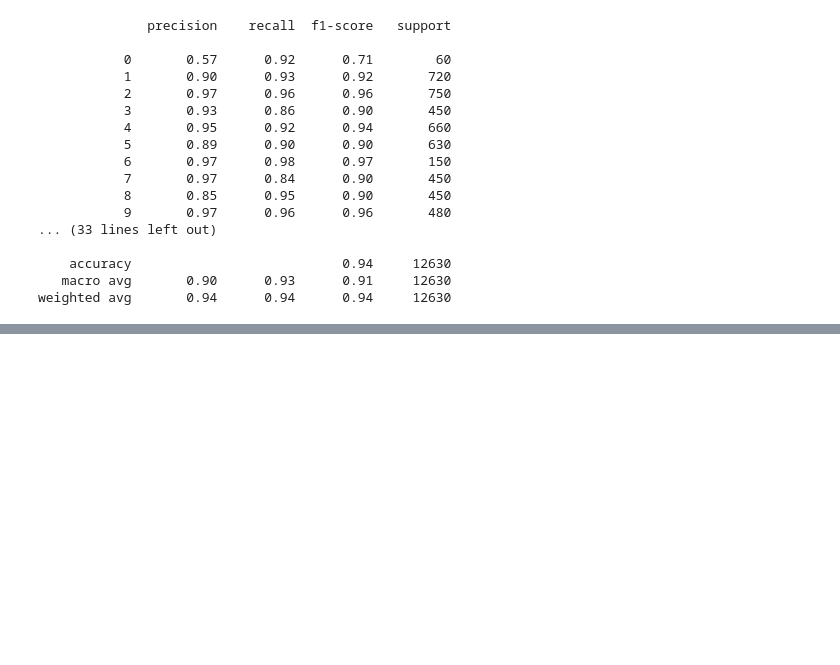
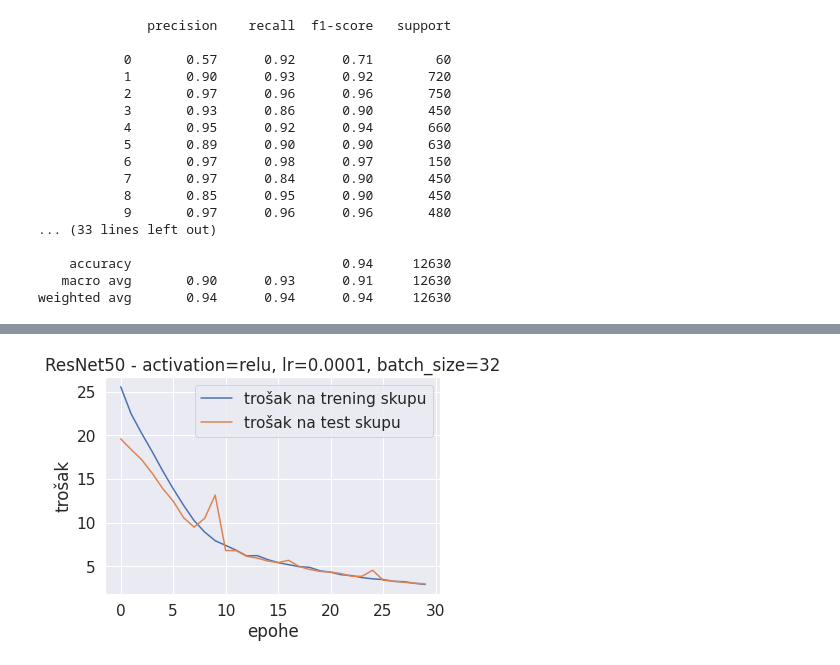
Before and after one commit to DaniloJ97/diplomski, a Jupyter notebook: Rezidualne.ipynb, the cells around one changed output, grey strips where cells are left out. Cells and saved outputs as stored; diff of their text form; code cells hidden in the pictures; blank space fills up the shorter version.

```diff
--- a/Rezidualne.ipynb
+++ b/Rezidualne.ipynb
@@ -1313,5 +1430,5 @@ def ResNet50v3(input_shape = (64, 64, 3), classes = 6):
 # %%
-aug=ImageDataGenerator(rotation_range=10,shear_range=0.2,zoom_range=0.2,width_shift_range=0.01,height_shift_range=0.01)
+aug=ImageDataGenerator(rotation_range=15,shear_range=0.2,zoom_range=0.3,width_shift_range=0.1,height_shift_range=0.1)
 # %%
 np.random.seed(1)
 rn.seed(2)
@@ -1405,21 +1507,12 @@ print(izvestaj11)
     accuracy                           0.94     12630
    macro avg       0.90      0.93      0.91     12630
 weighted avg       0.94      0.94      0.94     12630
-# %%
-tezine[3]=2*tezine[3]
-tezine[7]=2*tezine[7]
-tezine[18]=2*tezine[18]
-tezine[21]=2*tezine[21]
-tezine[22]=2*tezine[22]
-tezine[23]=2*tezine[23]
-tezine[27]=2*tezine[27]
-tezine[30]=2*tezine[30]
 # %%
 np.random.seed(1)
 rn.seed(2)
 tf.compat.v1.set_random_seed(3)
 
-resnet50=ResNet50v3((32,32,3),L)
+resnet50=ResNet50v2((32,32,3),L)
 
 
 activation="relu"
@@ -1432,7 +1525,7 @@ np.random.seed(1)
 rn.seed(2)
 tf.compat.v1.set_random_seed(3)
 
-history12 = resnet50.fit(aug.flow(slike_train_norm, labele_train_one_hot, batch_size=bs,seed=1),shuffle=True,
+history12 = resnet50.fit(aug.flow(slike_train_norm, labele_train_one_hot,batch_size=bs,seed=1),shuffle=True,
                     epochs=30, verbose=1, validation_data=(slike_test_norm,labele_test_one_hot),class_weight=tezine)
 # %% [output]
 Epoch 1/30
@@ -1454,0 +1555,13 @@ Epoch 30/30
+# %%
+train_losses12=history12.history["loss"]
+test_losses12=history12.history["val_loss"]
+
+plt.plot(train_losses12,label="trošak na trening skupu")
+plt.plot(test_losses12,label="trošak na test skupu")
+plt.xlabel("epohe")
+plt.ylabel("trošak")
+plt.legend(loc="upper right")
+plt.title("ResNet50 - activation=%s, lr=%.4f, batch_size=%i"%(activation,lr,bs))
+plt.show()
+# %% [output]
+[figure, added]
```
Also changed, not shown: parts of 8 cells of this notebook.
